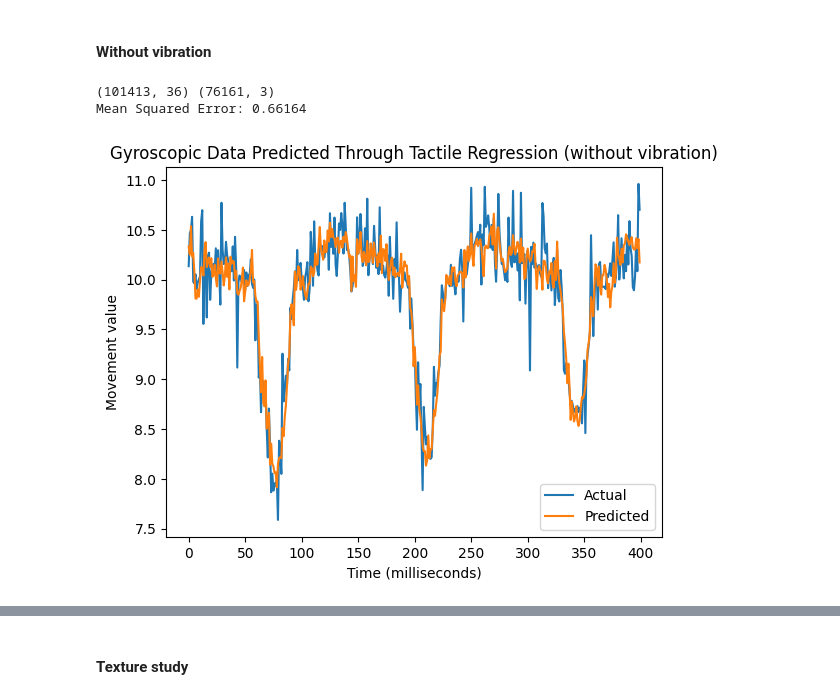
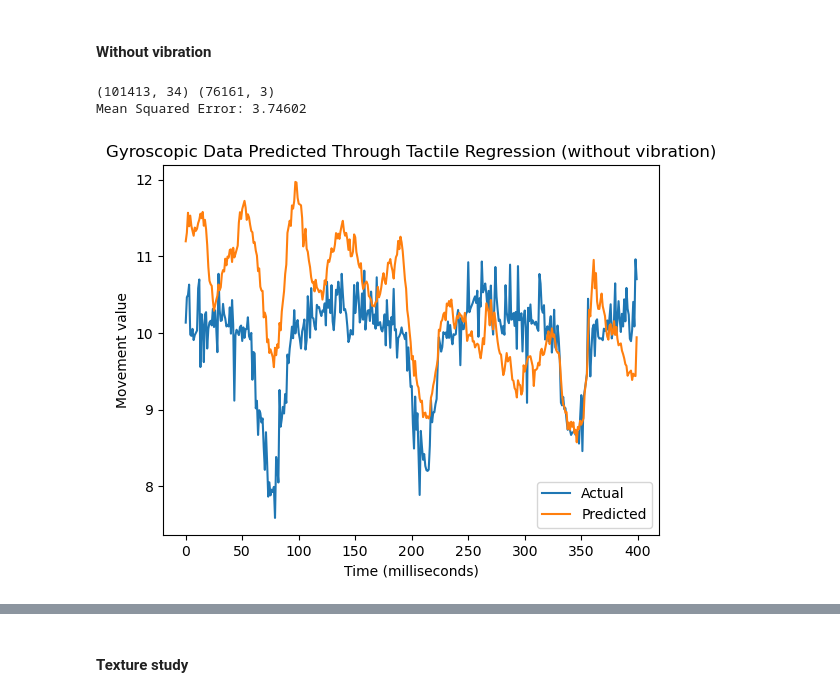
Before and after one commit to shepai/TactileSensor, a Jupyter notebook: Code/Data collection/robot/excel.ipynb, the cells around one changed output, grey strips where cells are left out. Drawn from its saved outputs; the diff is of its cells as text; code cells hidden in the pictures.

```diff
--- a/Code/Data collection/robot/excel.ipynb
+++ b/Code/Data collection/robot/excel.ipynb
@@ -212,7 +214,7 @@ plt.show()
 # %% [markdown]
 ### Regression
 # %%
-X,y=genDataSet(True,False,servos=1)
+X,y=genDataSet(True,False,servos=0)
 X_,y_=gen_temporal_data(X,y,60)
 
 X_train, X_test, Y_train, Y_test = train_test_split_norm(X_, y_, test_size=0.2, random_state=42)
@@ -270,6 +272,6 @@ Time taken 1706360061.6146193
 # %%
-start = 400
-end = 800
+start = 8000
+end = 8400
 axis = 0
 
 # Plot for Training Data
@@ -324,36 +326,36 @@ plt.show()
 # %% [markdown]
 #### Without vibration
 # %%
-X,y=genDataSet(False,True,servos=True)
+X,y=genDataSet(False,True,servos=1)
 X_train, X_test, Y_train, Y_test = train_test_split_norm(X_, y_, test_size=0.2, random_state=42)
 
 # Create a Ridge Regression model
 alpha = 1.0  # Ridge regularization parameter (adjust as needed)
 ridge_model = Ridge(alpha=alpha)
 #ridge_model = LinearRegression(positive=True)
 # Fit the model to the training data
 ridge_model.fit(X_train, Y_train)
 
 # Make predictions on the test data
 Y_pred = ridge_model.predict(X_test)
 
 # Calculate Mean Squared Error (MSE) to evaluate the model
 mse = mean_squared_error(Y_test, Y_pred)
 print(f"Mean Squared Error: {mse:.5f}")
 
 Y_pred = ridge_model.predict(X_train)
 plt.plot(Y_train[:,0][start:end],label="Actual")
 plt.plot(Y_pred[:,0][start:end],label="Predicted")
 
 plt.title("Gyroscopic Data Predicted Through Tactile Regression (without vibration)")
 plt.ylabel("Movement value")
 plt.xlabel("Time (milliseconds)")
 plt.legend(loc="lower right")
 plt.show()
 # %% [output]
-(101413, 36) (76161, 3)
-Mean Squared Error: 0.66164
+(101413, 34) (76161, 3)
+Mean Squared Error: 3.74602
-[figure, old version]
+[figure, new version]
 # %%
 losses_b=[]
 t=time.time()
```
Also changed, not shown: parts of 8 cells of this notebook.
